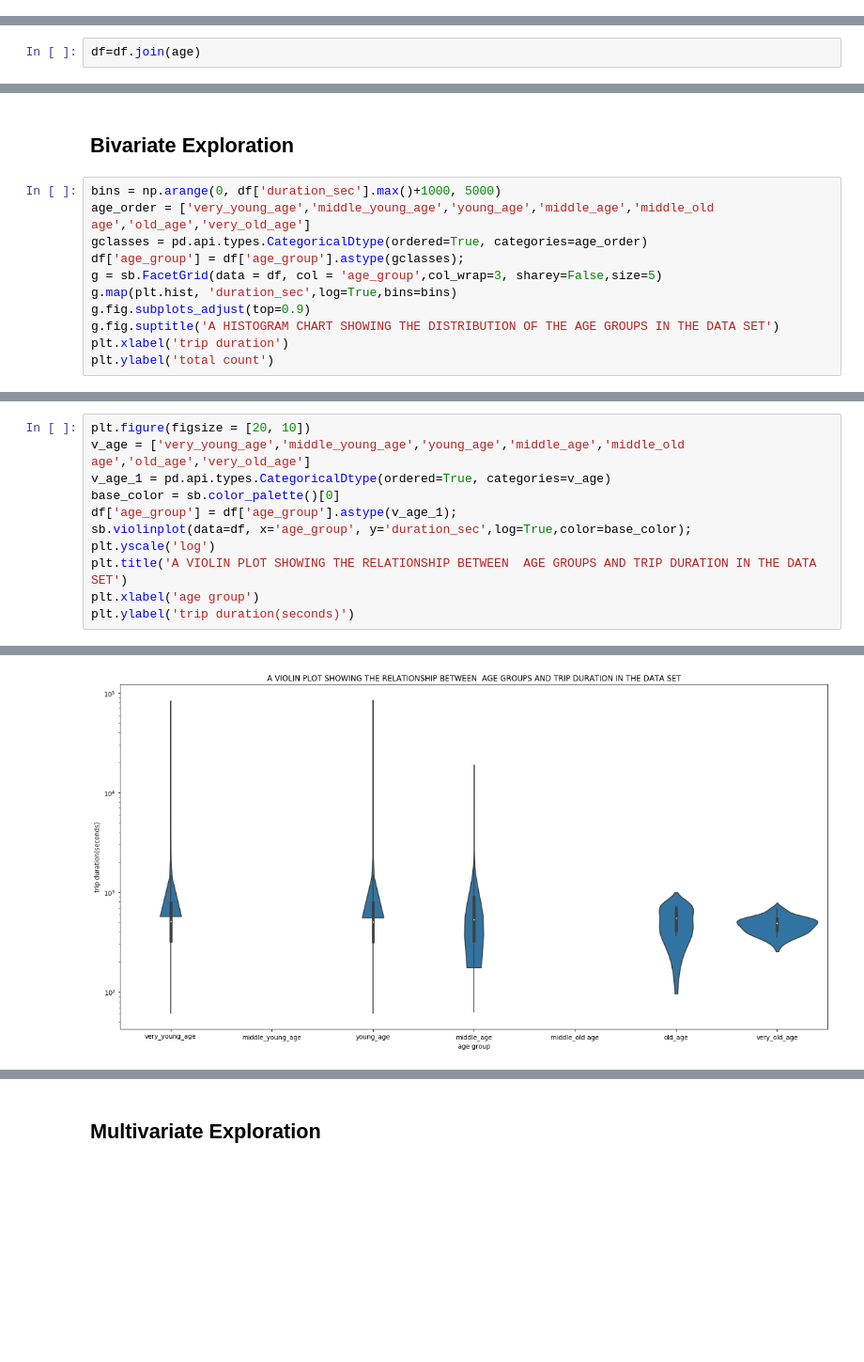
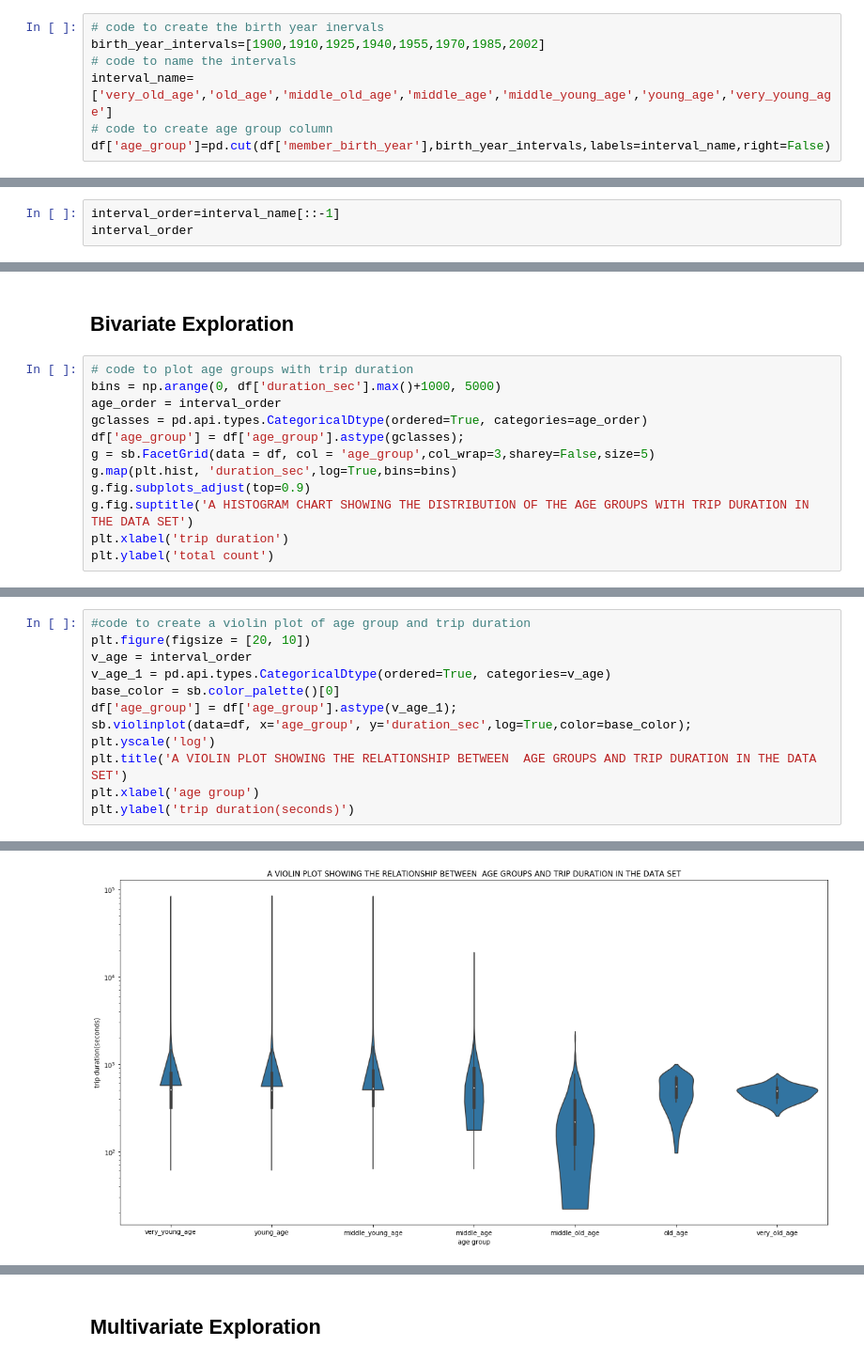
Before and after one commit to richkwame/project3, a Jupyter notebook: Part_I_exploration_template (1).ipynb, the cells around one changed output, grey strips where cells are left out. Shown: that part at 94% size. Drawn from its saved outputs; the diff is of its cells as text; blank space fills up the shorter version.

```diff
--- a/Part_I_exploration_template (1).ipynb
+++ b/Part_I_exploration_template (1).ipynb
@@ -297,3 +234,10 @@ df_list_age
+# %%
+# code to create the birth year inervals
+birth_year_intervals=[1900,1910,1925,1940,1955,1970,1985,2002]
+# code to name the intervals
+interval_name=['very_old_age','old_age','middle_old_age','middle_age','middle_young_age','young_age','very_young_age']
+# code to create age group column
+df['age_group']=pd.cut(df['member_birth_year'],birth_year_intervals,labels=interval_name,right=False)
 # %%
 df
 # %% [output]
@@ -320,2 +261,0 @@ age=df_list_age['age_group']
-# %%
-df=df.join(age)
@@ -371,0 +276,3 @@ Text(0.5,1,'A BAR CHART SHOWING THE  DISTRIBUTION OF AGE GROUP FOR THE DATA SET'
+# %%
+interval_order=interval_name[::-1]
+interval_order
@@ -394,14 +349,15 @@ Text(0.5,1,'A HISTOGRAM CHART SHOWING THE TRIP DURATION IN THE DATA SET')
 # %% [markdown]
 ## Bivariate Exploration
 # %%
+# code to plot age groups with trip duration
 bins = np.arange(0, df['duration_sec'].max()+1000, 5000)
-age_order = ['very_young_age','middle_young_age','young_age','middle_age','middle_old age','old_age','very_old_age']
+age_order = interval_order
 gclasses = pd.api.types.CategoricalDtype(ordered=True, categories=age_order)
 df['age_group'] = df['age_group'].astype(gclasses);
-g = sb.FacetGrid(data = df, col = 'age_group',col_wrap=3, sharey=False,size=5)
+g = sb.FacetGrid(data = df, col = 'age_group',col_wrap=3,sharey=False,size=5)
 g.map(plt.hist, 'duration_sec',log=True,bins=bins)
 g.fig.subplots_adjust(top=0.9)
-g.fig.suptitle('A HISTOGRAM CHART SHOWING THE DISTRIBUTION OF THE AGE GROUPS IN THE DATA SET')
+g.fig.suptitle('A HISTOGRAM CHART SHOWING THE DISTRIBUTION OF THE AGE GROUPS WITH TRIP DURATION IN THE DATA SET')
 plt.xlabel('trip duration')
 plt.ylabel('total count')
 # %% [output]
@@ -410,14 +368,15 @@ Text(4.04852,0.5,'total count')
 # %%
+#code to create a violin plot of age group and trip duration
 plt.figure(figsize = [20, 10])
-v_age = ['very_young_age','middle_young_age','young_age','middle_age','middle_old age','old_age','very_old_age']
+v_age = interval_order
 v_age_1 = pd.api.types.CategoricalDtype(ordered=True, categories=v_age)
 base_color = sb.color_palette()[0]
 df['age_group'] = df['age_group'].astype(v_age_1);
 sb.violinplot(data=df, x='age_group', y='duration_sec',log=True,color=base_color);
 plt.yscale('log')
 plt.title('A VIOLIN PLOT SHOWING THE RELATIONSHIP BETWEEN  AGE GROUPS AND TRIP DURATION IN THE DATA SET')
 plt.xlabel('age group')
 plt.ylabel('trip duration(seconds)')
 # %% [output]
 Text(0,0.5,'trip duration(seconds)')
-[figure, old version]
+[figure, new version]
```
Also changed, not shown: parts of 70 cells of this notebook.
